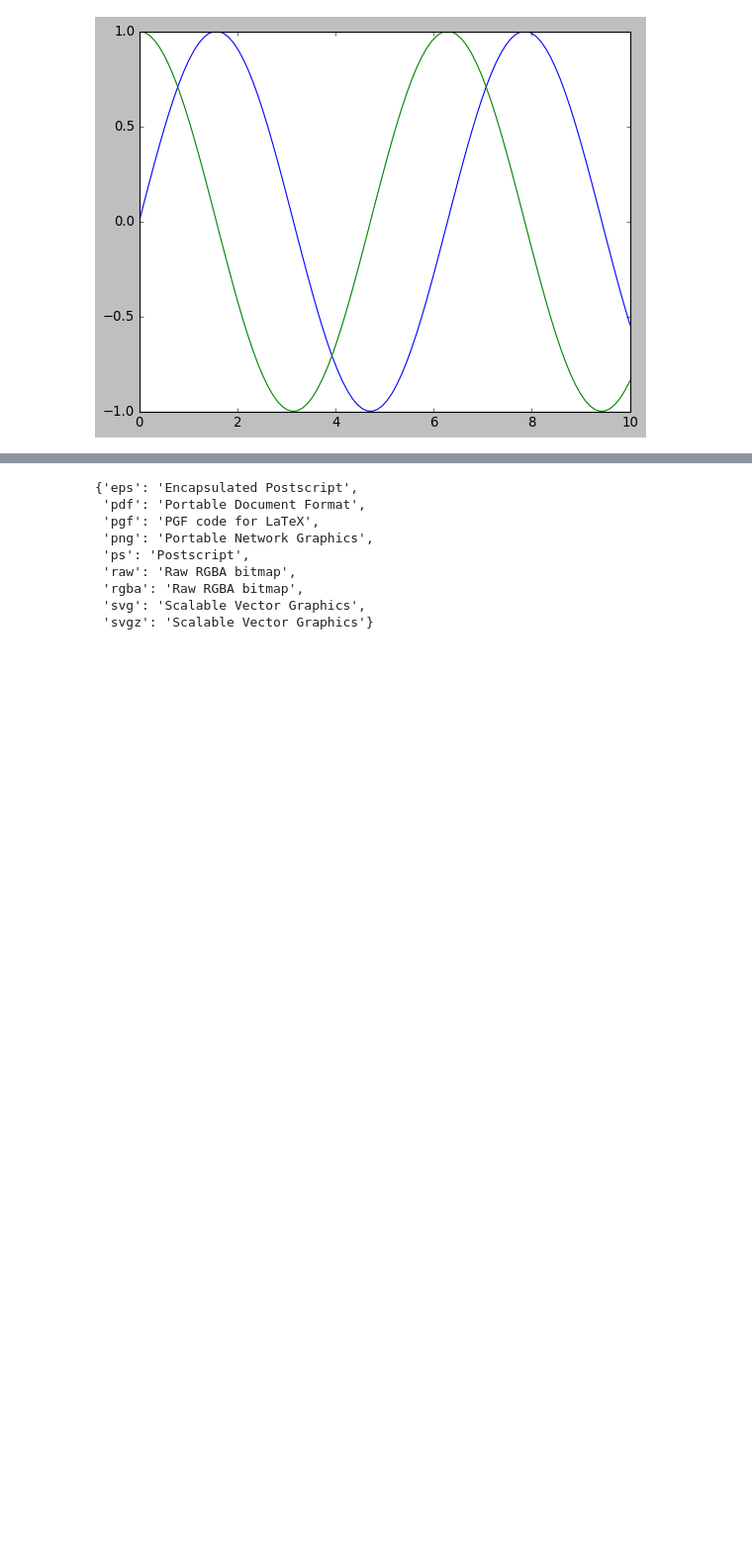
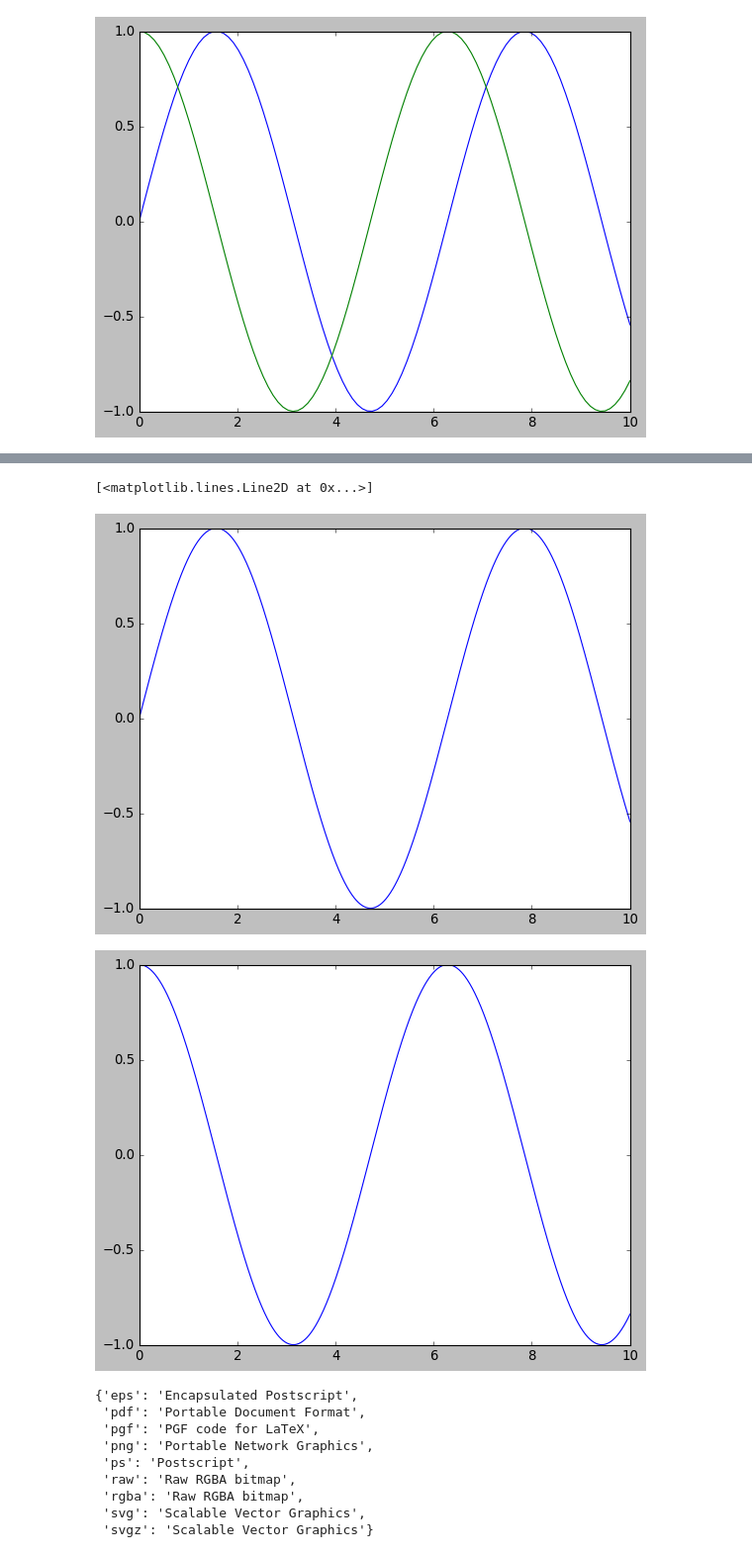
Before and after one commit to MateuszKonopelski/RandomPythonProjects, a Jupyter notebook: Project9_PythonDataScienceHandbook_VanderPlas/Chapter4_Visualisation_with_matplotlib.ipynb, the cells around one changed output, grey strips where cells are left out. Shown at 99% size. Drawn from its saved outputs; the diff is of its cells as text; code cells hidden in the pictures; blank space fills up the shorter version.

```diff
--- a/Project9_PythonDataScienceHandbook_VanderPlas/Chapter4_Visualisation_with_matplotlib.ipynb
+++ b/Project9_PythonDataScienceHandbook_VanderPlas/Chapter4_Visualisation_with_matplotlib.ipynb
@@ -18,3 +45,17 @@ plt.show
+# %%
+# WHAT IF WE WANT TO SHOW TWO GRAPHS ON THE TOP OF EACH OTHER
+# first graph
+fig = plt.figure()
+ax = plt.axes()
+ax.plot(x, np.sin(x))
+# second graph
+fig = plt.figure()
+ax = plt.axes()
+ax.plot(x, np.cos(x))
+# %% [output]
+[<matplotlib.lines.Line2D at 0x...>]
+[figure, added]
+[figure, added]
 # %%
 # HOW TO SAVE INTO IMAGE
 dir = 'C:\\Users\\Lenovo\\PycharmProjects\\RandomPythonProjects\\Project9_PythonDataScienceHandbook_VanderPlas\\plots\\'
```
Also changed, not shown: parts of 16 cells of this notebook.
